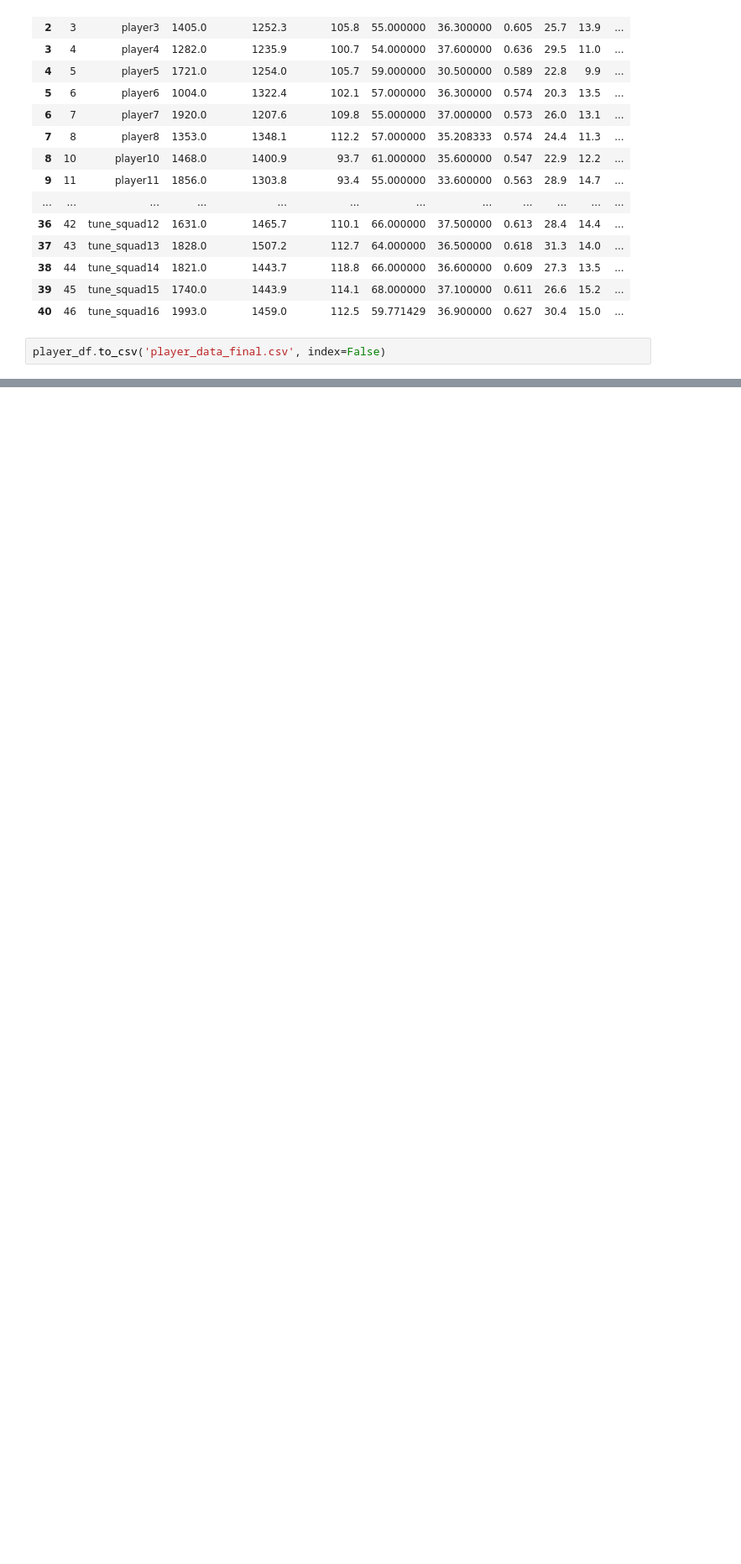
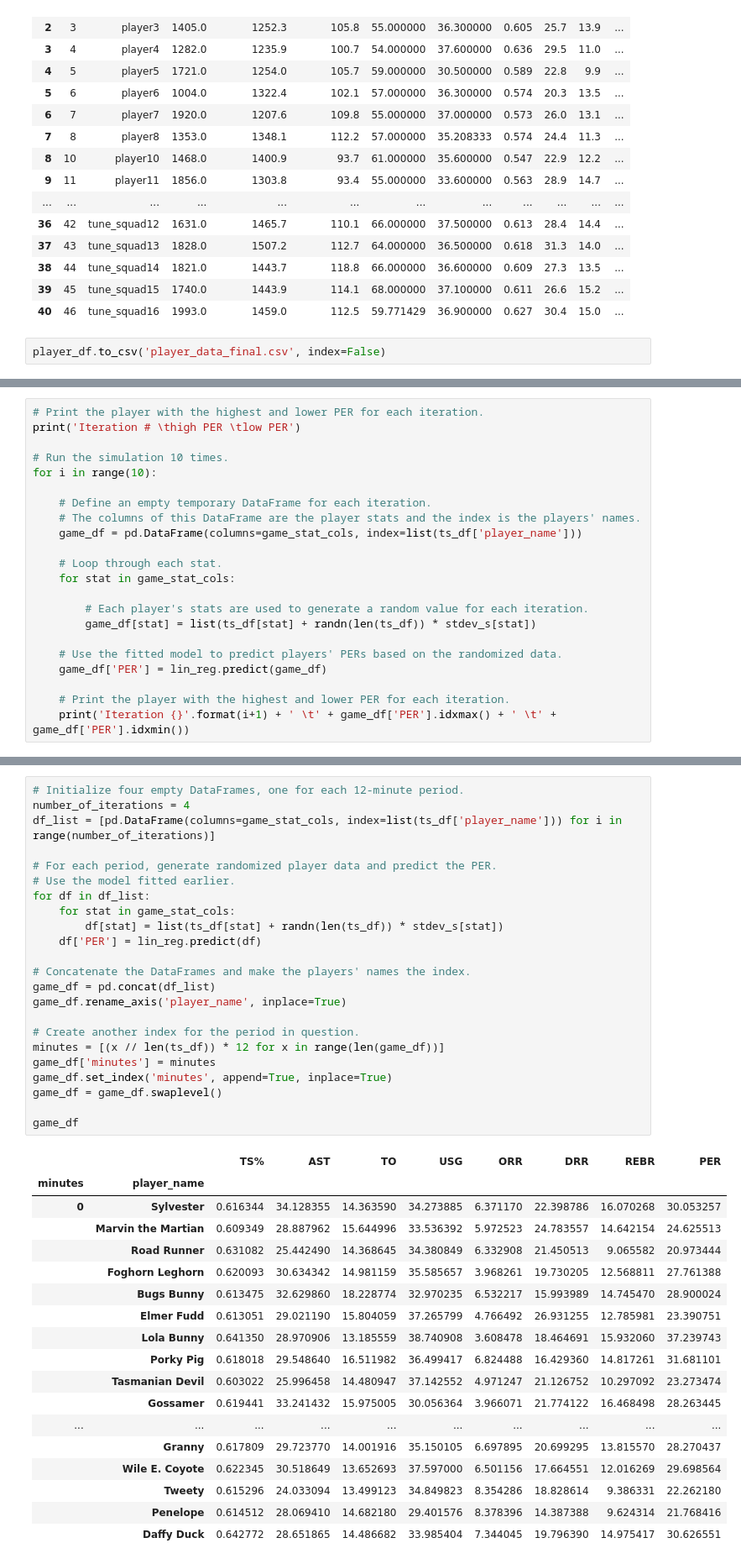
Before and after one commit to dariatwardy/Module1_Wduch, a Jupyter notebook: space-jam-anl/space-jam-anl.ipynb, the cells around one changed output, grey strips where cells are left out. Shown: that part at 84% size. Drawn from its saved outputs; the diff is of its cells as text; blank space fills up the shorter version.

```diff
--- a/space-jam-anl/space-jam-anl.ipynb
+++ b/space-jam-anl/space-jam-anl.ipynb
@@ -657,0 +762,22 @@ player_df.to_csv('player_data_final.csv', index=False)
+# %%
+# Print the player with the highest and lower PER for each iteration.
+print('Iteration # \thigh PER \tlow PER')
+
+# Run the simulation 10 times.
+for i in range(10):
+
+    # Define an empty temporary DataFrame for each iteration.
+    # The columns of this DataFrame are the player stats and the index is the players' names.
+    game_df = pd.DataFrame(columns=game_stat_cols, index=list(ts_df['player_name']))
+
+    # Loop through each stat.
+    for stat in game_stat_cols:
+
+        # Each player's stats are used to generate a random value for each iteration.
+        game_df[stat] = list(ts_df[stat] + randn(len(ts_df)) * stdev_s[stat])
+
+    # Use the fitted model to predict players' PERs based on the randomized data.
+    game_df['PER'] = lin_reg.predict(game_df)
+
+    # Print the player with the highest and lower PER for each iteration.
+    print('Iteration {}'.format(i+1) + ' \t' + game_df['PER'].idxmax() + ' \t' + game_df['PER'].idxmin())
@@ -657,0 +796,42 @@ player_df.to_csv('player_data_final.csv', index=False)
+# %%
+# Initialize four empty DataFrames, one for each 12-minute period.
+number_of_iterations = 4
+df_list = [pd.DataFrame(columns=game_stat_cols, index=list(ts_df['player_name'])) for i in range(number_of_iterations)]
+
+# For each period, generate randomized player data and predict the PER.
+# Use the model fitted earlier.
+for df in df_list:
+    for stat in game_stat_cols:
+        df[stat] = list(ts_df[stat] + randn(len(ts_df)) * stdev_s[stat])
+    df['PER'] = lin_reg.predict(df)
+
+# Concatenate the DataFrames and make the players' names the index.
+game_df = pd.concat(df_list)
+game_df.rename_axis('player_name', inplace=True)
+
+# Create another index for the period in question.
+minutes = [(x // len(ts_df)) * 12 for x in range(len(game_df))]
+game_df['minutes'] = minutes
+game_df.set_index('minutes', append=True, inplace=True)
+game_df = game_df.swaplevel()
+
+game_df
+# %% [output]
+|  |  | TS% | AST | TO | USG | ORR | DRR | REBR | PER |
+| minutes | player_name |  |  |  |  |  |  |  |  |
+| 0 | Sylvester | 0.616344 | 34.128355 | 14.363590 | 34.273885 | 6.371170 | 22.398786 | 16.070268 | 30.053257 |
+|  | Marvin the Martian | 0.609349 | 28.887962 | 15.644996 | 33.536392 | 5.972523 | 24.783557 | 14.642154 | 24.625513 |
+|  | Road Runner | 0.631082 | 25.442490 | 14.368645 | 34.380849 | 6.332908 | 21.450513 | 9.065582 | 20.973444 |
+|  | Foghorn Leghorn | 0.620093 | 30.634342 | 14.981159 | 35.585657 | 3.968261 | 19.730205 | 12.568811 | 27.761388 |
+|  | Bugs Bunny | 0.613475 | 32.629860 | 18.228774 | 32.970235 | 6.532217 | 15.993989 | 14.745470 | 28.900024 |
+|  | Elmer Fudd | 0.613051 | 29.021190 | 15.804059 | 37.265799 | 4.766492 | 26.931255 | 12.785981 | 23.390751 |
+|  | Lola Bunny | 0.641350 | 28.970906 | 13.185559 | 38.740908 | 3.608478 | 18.464691 | 15.932060 | 37.239743 |
+|  | Porky Pig | 0.618018 | 29.548640 | 16.511982 | 36.499417 | 6.824488 | 16.429360 | 14.817261 | 31.681101 |
+|  | Tasmanian Devil | 0.603022 | 25.996458 | 14.480947 | 37.142552 | 4.971247 | 21.126752 | 10.297092 | 23.273474 |
+|  | Gossamer | 0.619441 | 33.241432 | 15.975005 | 30.056364 | 3.966071 | 21.774122 | 16.468498 | 28.263445 |
+| ... | ... | ... | ... | ... | ... | ... | ... | ... | ... |
+|  | Granny | 0.617809 | 29.723770 | 14.001916 | 35.150105 | 6.697895 | 20.699295 | 13.815570 | 28.270437 |
+|  | Wile E. Coyote | 0.622345 | 30.518649 | 13.652693 | 37.597000 | 6.501156 | 17.664551 | 12.016269 | 29.698564 |
+|  | Tweety | 0.615296 | 24.033094 | 13.499123 | 34.849823 | 8.354286 | 18.828614 | 9.386331 | 22.262180 |
+|  | Penelope | 0.614512 | 28.069410 | 14.682180 | 29.401576 | 8.378396 | 14.387388 | 9.624314 | 21.768416 |
+|  | Daffy Duck | 0.642772 | 28.651865 | 14.486682 | 33.985404 | 7.344045 | 19.796390 | 14.975417 | 30.626551 |
```
Also changed, not shown: parts of 13 cells of this notebook, 1 other file.
